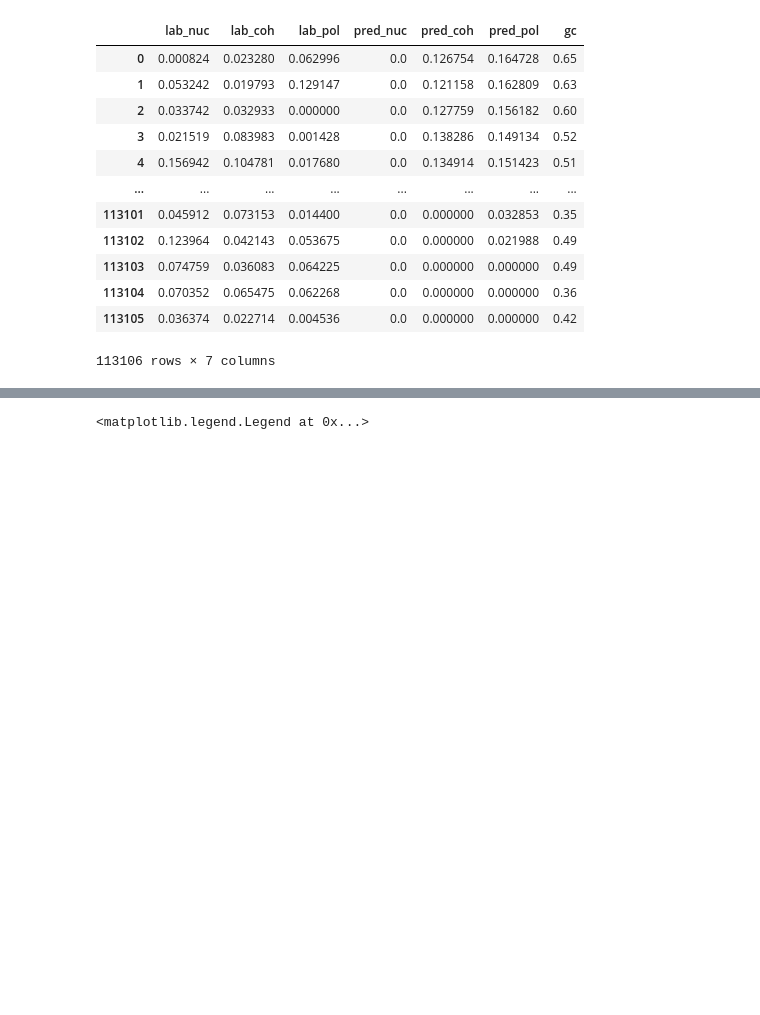
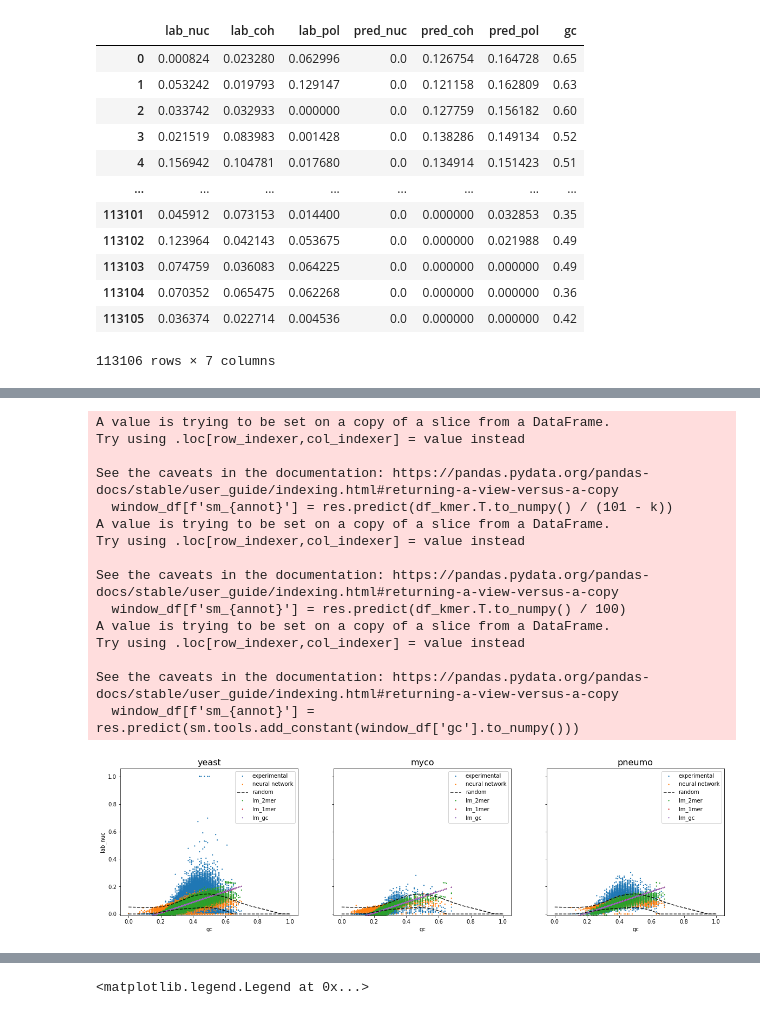
Before and after one commit to Alexwestbrook/mnhn-internship_DeepCNN_ChIP-seq, a Jupyter notebook: Generating_sequences.ipynb, the cells around one changed output, grey strips where cells are left out. Cells and saved outputs as stored; diff of their text form; code cells hidden in the pictures; blank space fills up the shorter version.

```diff
--- a/Generating_sequences.ipynb
+++ b/Generating_sequences.ipynb
@@ -1347,0 +1460,67 @@ window_yeast
+# %%
+k = 2
+fig, axes = plt.subplots(1, 3, sharey='row', figsize=(20, 5), facecolor='w')
+if annot == 'lab_nuc':
+    rand_preds = preds_nuc_rand.reshape(n_gcs, -1)
+elif annot == 'lab_coh':
+    rand_preds = preds_coh_rand.reshape(n_gcs, -1)
+elif annot == 'lab_pol':
+    rand_preds = preds_pol_rand.reshape(n_gcs, -1)
+else:
+    raise ValueError(f"annot can't be {annot}")
+qmin, qmax = np.quantile(rand_preds, [0.05, 0.95], axis=1)
+titles = ['yeast', 'myco', 'pneumo']
+for j, title in enumerate(titles):
+    axes[j].set_title(title, fontsize=16)
+r2s_comp = {}
+for j, (window_df, window_one_hot) in enumerate([(window_yeast.loc[noN_mask, :], window_one_hot_yeast[noN_mask]),
+                                                 (window_myco, window_one_hot_myco),
+                                                 (window_pneu, window_one_hot_pneu)]):
+    sns.scatterplot(ax=axes[j], data=window_df, x='gc', y=annot, ec=None, s=5, label='experimental')
+    sns.scatterplot(ax=axes[j], data=window_df, x='gc', y=f'pred_{annot[-3:]}', ec=None, s=5, label='neural network')
+    r2_nn = pearsonr(window_df[annot].to_numpy(), window_df[f'pred_{annot[-3:]}'].to_numpy())[0]**2
+    axes[j].plot(all_gcs, qmin, color='k', linestyle='--', alpha=0.9, label='random')
+    axes[j].plot(all_gcs, qmax, color='k', linestyle='--', alpha=0.9)
+    axes[j].legend().set_title('')
+
+    # Avec les 2mer
+    df_kmer = utils.kmer_counts_by_seq(window_one_hot, k=k, includeN=False)
+    res = models[0]
+    r2_2mer = pearsonr(window_df[annot].to_numpy(), res.predict(df_kmer.T.to_numpy() / (101 - k)))[0]**2
+    window_df[f'sm_{annot}'] = res.predict(df_kmer.T.to_numpy() / (101 - k))
+    sns.scatterplot(ax=axes[j], data=window_df, x='gc', y=f'sm_{annot}', ec=None, s=5, label='lm_2mer')
+
+    # Avec les nucléotides
+    df_kmer = utils.kmer_counts_by_seq(window_one_hot, k=1, includeN=False)
+    res = models[1]
+    r2_1mer = pearsonr(window_df[annot].to_numpy(), res.predict(df_kmer.T.to_numpy() / 100))[0]**2
+    window_df[f'sm_{annot}'] = res.predict(df_kmer.T.to_numpy() / 100)
+    sns.scatterplot(ax=axes[j], data=window_df, x='gc', y=f'sm_{annot}', ec=None, s=5, label='lm_1mer')
+
+    # Avec le gc_content
+    res = models[2]
+    r2_gc = pearsonr(window_df[annot].to_numpy(), res.predict(sm.tools.add_constant(window_df['gc'].to_numpy())))[0]**2
+    window_df[f'sm_{annot}'] = res.predict(sm.tools.add_constant(window_df['gc'].to_numpy()))
+    sns.scatterplot(ax=axes[j], data=window_df, x='gc', y=f'sm_{annot}', ec=None, s=5, label='lm_gc')
+
+    r2s_comp[titles[j]] =  [r2_gc, r2_1mer, r2_2mer, r2_nn]
+    axes[j].set_ylim(bottom=-0.01)
+# if annot == 'lab_nuc':
+#     axes[1].set_ylim(top=0.4)
+# %% [output]
+A value is trying to be set on a copy of a slice from a DataFrame.
+Try using .loc[row_indexer,col_indexer] = value instead
+
+See the caveats in the documentation: https://pandas.pydata.org/pandas-docs/stable/user_guide/indexing.html#returning-a-view-versus-a-copy
+  window_df[f'sm_{annot}'] = res.predict(df_kmer.T.to_numpy() / (101 - k))
+A value is trying to be set on a copy of a slice from a DataFrame.
+Try using .loc[row_indexer,col_indexer] = value instead
+
+See the caveats in the documentation: https://pandas.pydata.org/pandas-docs/stable/user_guide/indexing.html#returning-a-view-versus-a-copy
+  window_df[f'sm_{annot}'] = res.predict(df_kmer.T.to_numpy() / 100)
+A value is trying to be set on a copy of a slice from a DataFrame.
+Try using .loc[row_indexer,col_indexer] = value instead
+
+See the caveats in the documentation: https://pandas.pydata.org/pandas-docs/stable/user_guide/indexing.html#returning-a-view-versus-a-copy
+  window_df[f'sm_{annot}'] = res.predict(sm.tools.add_constant(window_df['gc'].to_numpy()))
+[figure, added]
```
Also changed, not shown: parts of 22 cells of this notebook.
